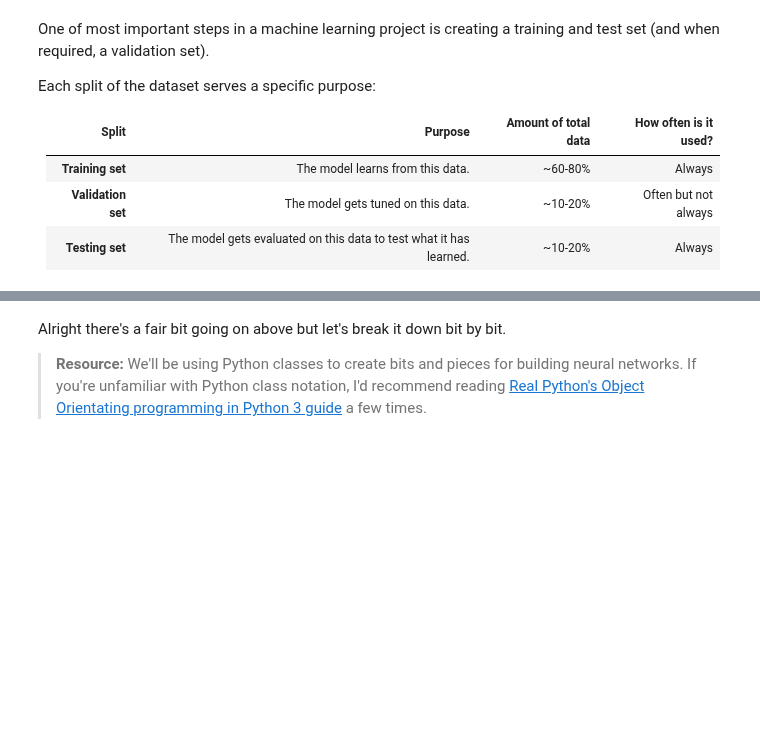
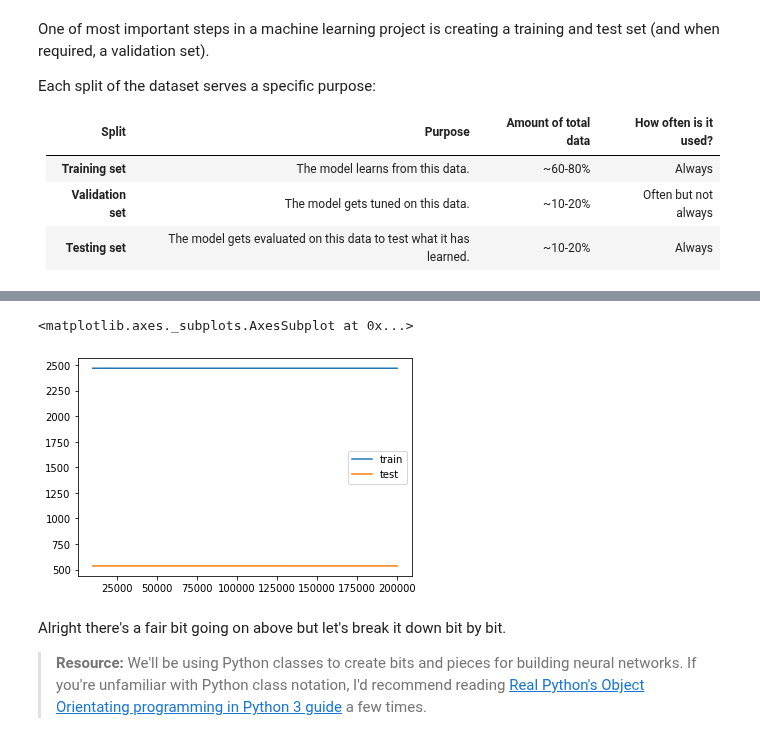
Before and after one commit to sdgroeve/D012554_Machine_Learning_2023, a Jupyter notebook: 01_pytorch_workflow.ipynb, the cells around one changed output, grey strips where cells are left out. Cells and saved outputs as stored; diff of their text form; code cells hidden in the pictures; blank space fills up the shorter version.

```diff
--- a/01_pytorch_workflow.ipynb
+++ b/01_pytorch_workflow.ipynb
@@ -199,9 +179,10 @@ optimizer = torch.optim.SGD(model.parameters(), lr=learning_rate)
 # %%
+import numpy as np
 from tqdm import tqdm
 
 losses = []
 losses_test = []
-Iterations = []
+iterations = []
 iter = 0
 for epoch in tqdm(range(int(epochs)),desc='Training Epochs'):
     x = X_train
@@ -236,7 +217,7 @@ for epoch in tqdm(range(int(epochs)),desc='Training Epochs'):
             correct += np.sum(torch.squeeze(outputs).round().detach().numpy() == y_train.detach().numpy())
             accuracy = 100 * correct/total
             losses.append(loss.item())
-            Iterations.append(iter)
+            iterations.append(iter)
 
             print(f"Iteration: {iter}. \nTest - Loss: {loss_test.item()}. Accuracy: {accuracy_test}")
             print(f"Train -  Loss: {loss.item()}. Accuracy: {accuracy}\n")
@@ -245,3 +262,10 @@ RuntimeError: ignored
+# %%
+tmp = pd.DataFrame(list(zip(losses,losses_test)),columns=["train","test"],index=Iterations)
+# %%
+tmp.plot()
+# %% [output]
+<matplotlib.axes._subplots.AxesSubplot at 0x...>
+[figure, added]
 # %% [markdown]
 Alright there's a fair bit going on above but let's break it down bit by bit.
 
```
Also changed, not shown: parts of 47 cells of this notebook.
